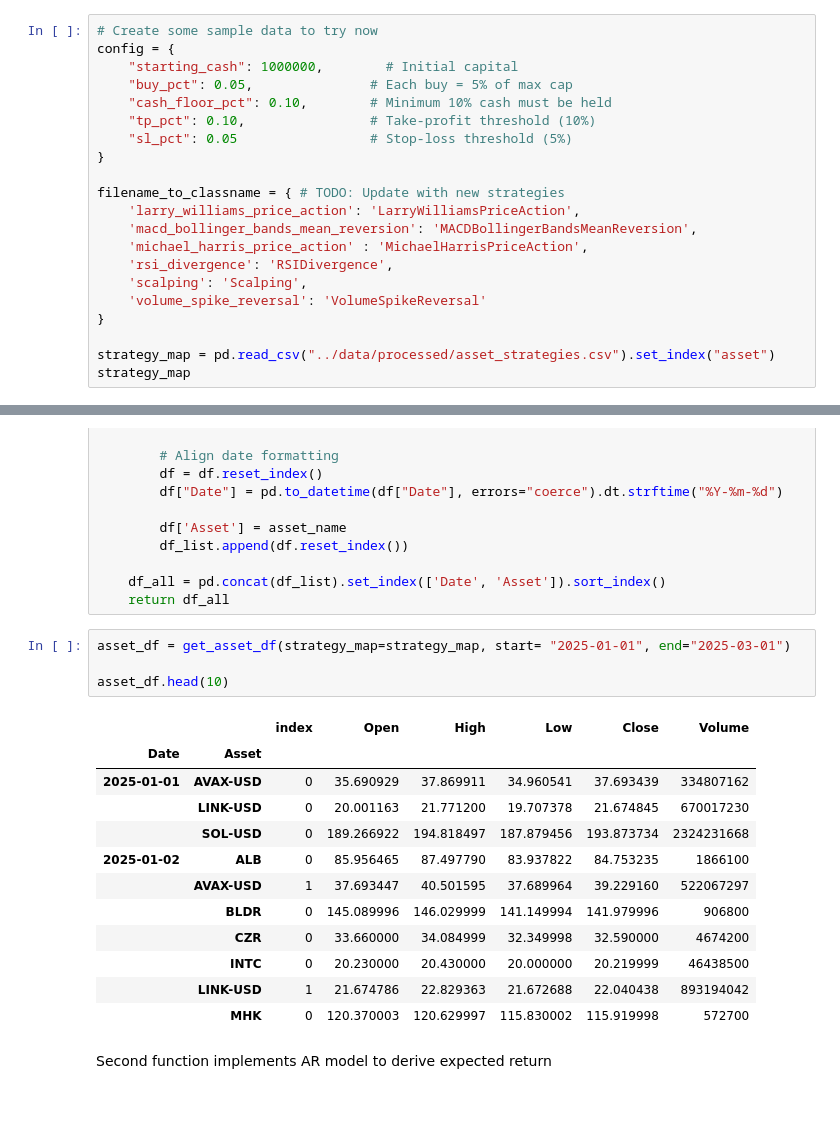
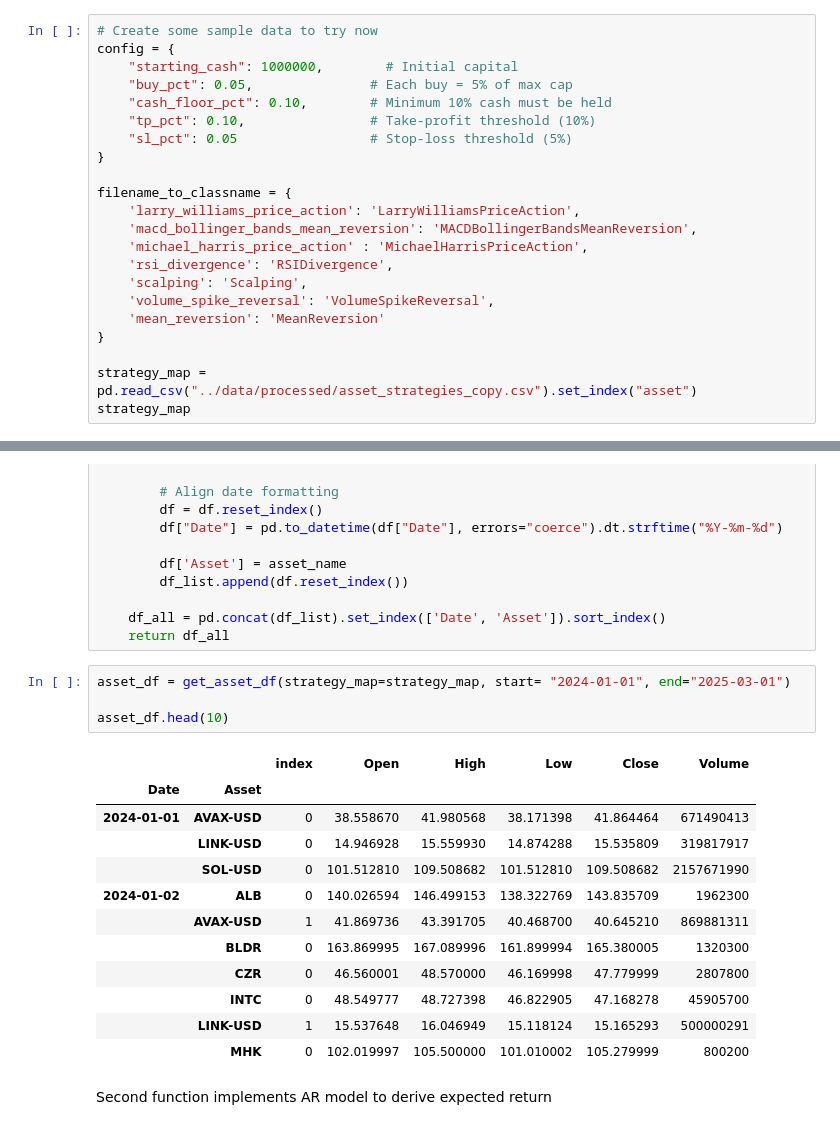
Before and after one commit to shaeanneeu/cryptoto, a Jupyter notebook: notebooks/autotrade_mechanism.ipynb, the cells around one changed output, grey strips where cells are left out. Cells and saved outputs as stored; diff of their text form.

```diff
--- a/notebooks/autotrade_mechanism.ipynb
+++ b/notebooks/autotrade_mechanism.ipynb
@@ -43,15 +44,16 @@ config = {
     "sl_pct": 0.05                 # Stop-loss threshold (5%)
 }
 
-filename_to_classname = { # TODO: Update with new strategies
+filename_to_classname = {
     'larry_williams_price_action': 'LarryWilliamsPriceAction',
     'macd_bollinger_bands_mean_reversion': 'MACDBollingerBandsMeanReversion',
     'michael_harris_price_action' : 'MichaelHarrisPriceAction',
     'rsi_divergence': 'RSIDivergence',
     'scalping': 'Scalping',
-    'volume_spike_reversal': 'VolumeSpikeReversal'
+    'volume_spike_reversal': 'VolumeSpikeReversal',
+    'mean_reversion': 'MeanReversion'
 }
 
-strategy_map = pd.read_csv("../data/processed/asset_strategies.csv").set_index("asset")
+strategy_map = pd.read_csv("../data/processed/asset_strategies_copy.csv").set_index("asset")
 strategy_map
 # %% [output]
@@ -88,22 +90,22 @@ def get_asset_df(strategy_map, start, end):
     df_all = pd.concat(df_list).set_index(['Date', 'Asset']).sort_index()
     return df_all
 # %%
-asset_df = get_asset_df(strategy_map=strategy_map, start= "2025-01-01", end="2025-03-01")
+asset_df = get_asset_df(strategy_map=strategy_map, start= "2024-01-01", end="2025-03-01")
 
 asset_df.head(10)
 # %% [output]
 |  |  | index | Open | High | Low | Close | Volume |
 | Date | Asset |  |  |  |  |  |  |
-| 2025-01-01 | AVAX-USD | 0 | 35.690929 | 37.869911 | 34.960541 | 37.693439 | 334807162 |
-|  | LINK-USD | 0 | 20.001163 | 21.771200 | 19.707378 | 21.674845 | 670017230 |
-|  | SOL-USD | 0 | 189.266922 | 194.818497 | 187.879456 | 193.873734 | 2324231668 |
-| 2025-01-02 | ALB | 0 | 85.956465 | 87.497790 | 83.937822 | 84.753235 | 1866100 |
-|  | AVAX-USD | 1 | 37.693447 | 40.501595 | 37.689964 | 39.229160 | 522067297 |
-|  | BLDR | 0 | 145.089996 | 146.029999 | 141.149994 | 141.979996 | 906800 |
-|  | CZR | 0 | 33.660000 | 34.084999 | 32.349998 | 32.590000 | 4674200 |
-|  | INTC | 0 | 20.230000 | 20.430000 | 20.000000 | 20.219999 | 46438500 |
-|  | LINK-USD | 1 | 21.674786 | 22.829363 | 21.672688 | 22.040438 | 893194042 |
-|  | MHK | 0 | 120.370003 | 120.629997 | 115.830002 | 115.919998 | 572700 |
+| 2024-01-01 | AVAX-USD | 0 | 38.558670 | 41.980568 | 38.171398 | 41.864464 | 671490413 |
+|  | LINK-USD | 0 | 14.946928 | 15.559930 | 14.874288 | 15.535809 | 319817917 |
+|  | SOL-USD | 0 | 101.512810 | 109.508682 | 101.512810 | 109.508682 | 2157671990 |
+| 2024-01-02 | ALB | 0 | 140.026594 | 146.499153 | 138.322769 | 143.835709 | 1962300 |
+|  | AVAX-USD | 1 | 41.869736 | 43.391705 | 40.468700 | 40.645210 | 869881311 |
+|  | BLDR | 0 | 163.869995 | 167.089996 | 161.899994 | 165.380005 | 1320300 |
+|  | CZR | 0 | 46.560001 | 48.570000 | 46.169998 | 47.779999 | 2807800 |
+|  | INTC | 0 | 48.549777 | 48.727398 | 46.822905 | 47.168278 | 45905700 |
+|  | LINK-USD | 1 | 15.537648 | 16.046949 | 15.118124 | 15.165293 | 500000291 |
+|  | MHK | 0 | 102.019997 | 105.500000 | 101.010002 | 105.279999 | 800200 |
 # %% [markdown]
 Second function implements AR model to derive expected return
 # %%
```
Also changed, not shown: parts of 15 cells of this notebook, 4 other files.
